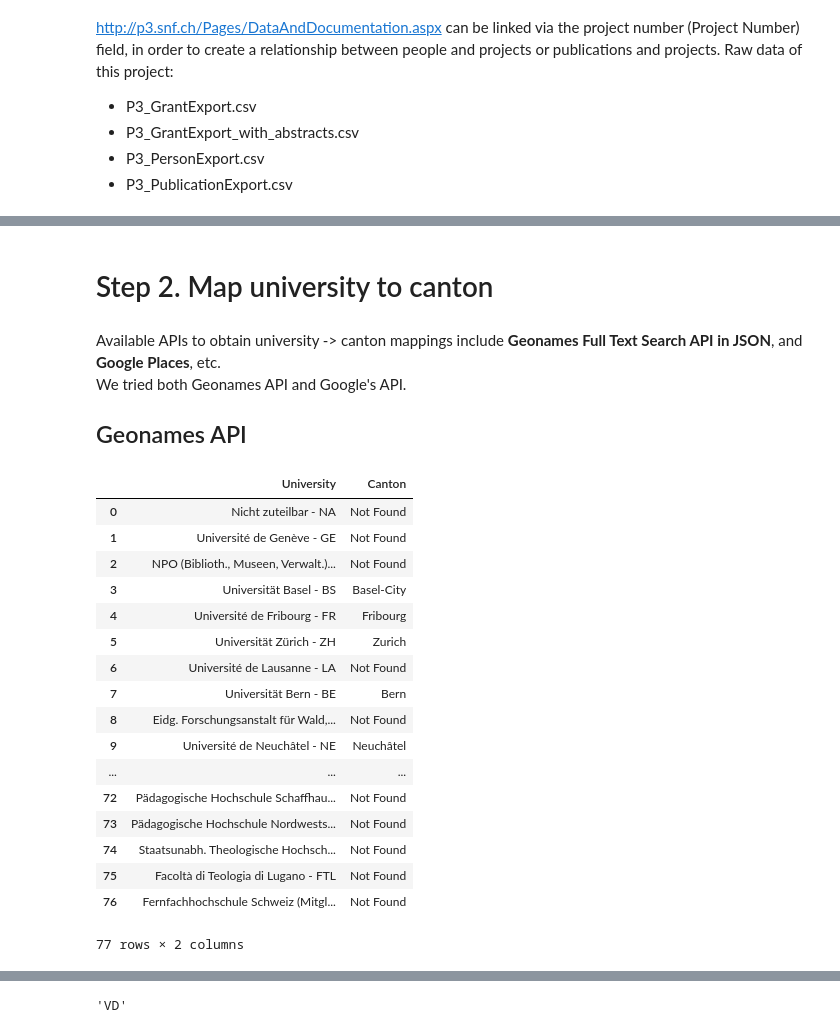
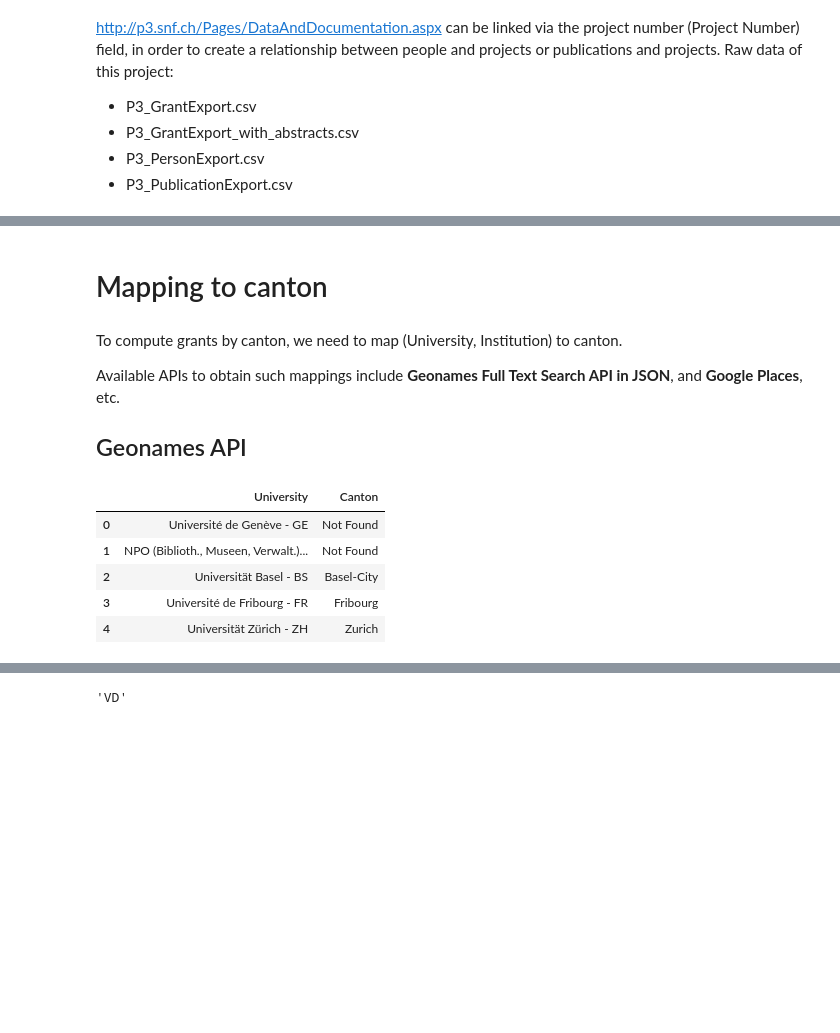
Before and after one commit to BeforeRain/ADA-homework, a Jupyter notebook: 03 - Interactive Viz/University_Canton.ipynb, the cells around one changed output, grey strips where cells are left out. Drawn from its saved outputs; the diff is of its cells as text; code cells hidden in the pictures; blank space fills up the shorter version.

```diff
--- a/03 - Interactive Viz/University_Canton.ipynb
+++ b/03 - Interactive Viz/University_Canton.ipynb
@@ -20,0 +79,2 @@ import pprint
+# %%
+data['Approved Amount'] = pd.to_numeric(data['Approved Amount'], errors='coerce')
@@ -20,0 +87,2 @@ import pprint
+# %%
+data = data[(data.University != 'Nicht zuteilbar - NA') & pd.notnull(data.University) & pd.notnull(data['Approved Amount'])]
@@ -20,0 +98,7 @@ import pprint
+# %%
+# temporary workaround. TODO
+data['University'].replace("Forschungskommission SAGW", "Forschungskommission - SAGE", inplace=True)
+universities = pd.DataFrame(data.University.unique())
+uni_test = universities.replace({r'\s+': '&'}, regex=True)
+uni_name = pd.DataFrame(universities[0].str.rsplit('-',1).tolist(), columns=['Full Name', 'Short Name'])
+uni_name.head()
@@ -84,7 +145,0 @@ df.describe()
-# %%
-universities = pd.DataFrame(df.University.unique())
-# temporary workaround. TODO
-universities.replace("Forschungskommission SAGW", "Forschungskommission - SAGE", inplace=True)
-uni_test = universities.replace({r'\s+': '&'}, regex=True)
-uni_name = pd.DataFrame(universities[0].str.rsplit('-',1).tolist(), columns=['Full Name', 'Short Name'])
-uni_name
@@ -110,8 +146,9 @@ uni_name
 # %% [markdown]
-# Step 2. Map university to canton
+# Mapping to canton
 # %% [markdown]
-Available APIs to obtain university -> canton mappings include **Geonames Full Text Search API in JSON**, and **Google Places**, etc.
-We tried both Geonames API and Google's API.
+To compute grants by canton, we need to map (University, Institution) to canton.
+
+Available APIs to obtain such mappings include **Geonames Full Text Search API in JSON**, and **Google Places**, etc.
 
 ## Geonames API
 # %%
@@ -133,35 +170,23 @@ def canton_get(uni):
 # %%
 for ucount in range(len(universities)): # search full name
     uni = universities[0][ucount]
     result = canton_get(uni)
     if (result['geonames'] != []):
         if (canton_in_CH(result)):
             uni_canton.loc[ucount] = [uni,result['geonames'][0]['adminName1']]
         else:
             uni_canton.loc[ucount] = [uni,'Not Found']
     else:
         uni_canton.loc[ucount] = [uni,'Not Found']
 
-uni_canton
+uni_canton.head()
 # %% [output]
 |  | University | Canton |
-| 0 | Nicht zuteilbar - NA | Not Found |
-| 1 | Université de Genève - GE | Not Found |
-| 2 | NPO (Biblioth., Museen, Verwalt.)... | Not Found |
-| 3 | Universität Basel - BS | Basel-City |
-| 4 | Université de Fribourg - FR | Fribourg |
-| 5 | Universität Zürich - ZH | Zurich |
-| 6 | Université de Lausanne - LA | Not Found |
-| 7 | Universität Bern - BE | Bern |
-| 8 | Eidg. Forschungsanstalt für Wald,... | Not Found |
-| 9 | Université de Neuchâtel - NE | Neuchâtel |
-| ... | ... | ... |
-| 72 | Pädagogische Hochschule Schaffhau... | Not Found |
-| 73 | Pädagogische Hochschule Nordwests... | Not Found |
-| 74 | Staatsunabh. Theologische Hochsch... | Not Found |
-| 75 | Facoltà di Teologia di Lugano - FTL | Not Found |
-| 76 | Fernfachhochschule Schweiz (Mitgl... | Not Found |
+| 0 | Université de Genève - GE | Not Found |
+| 1 | NPO (Biblioth., Museen, Verwalt.)... | Not Found |
+| 2 | Universität Basel - BS | Basel-City |
+| 3 | Université de Fribourg - FR | Fribourg |
+| 4 | Universität Zürich - ZH | Zurich |
-77 rows × 2 columns
 # %%
 #uni_name=uni_name.replace({r'\s+': '&'}, regex=True)
 
```
Also changed, not shown: parts of 53 cells of this notebook, 2 other files.
